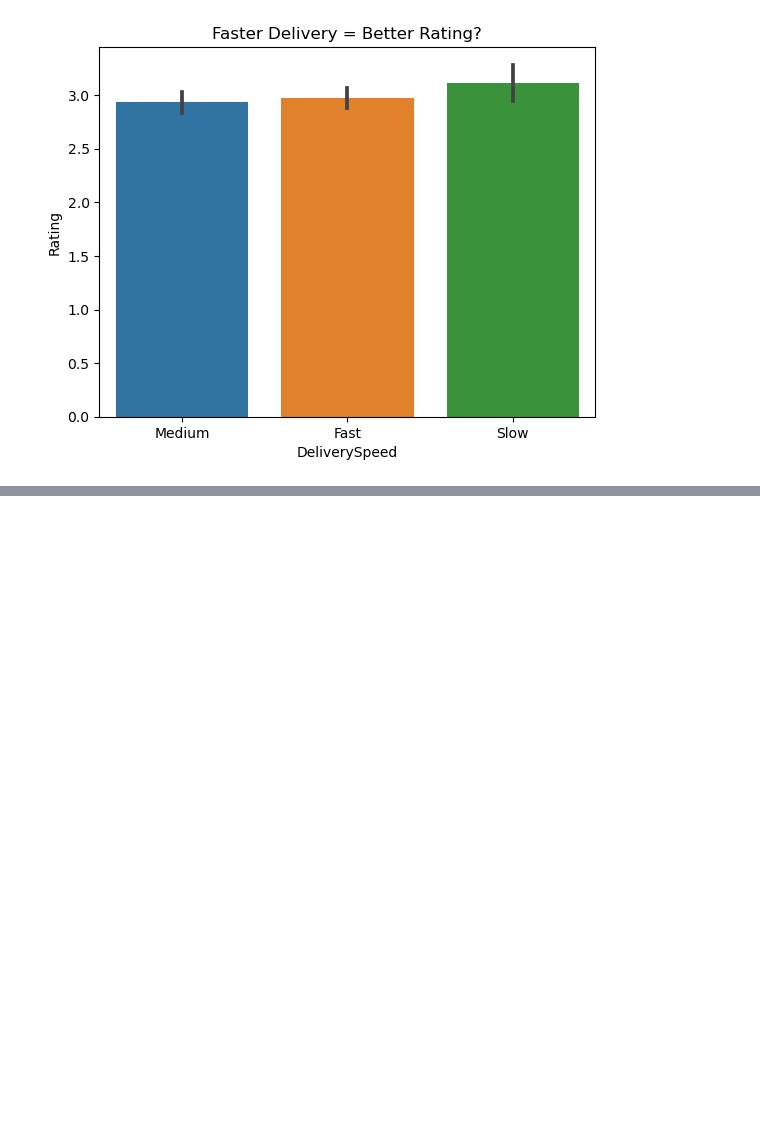
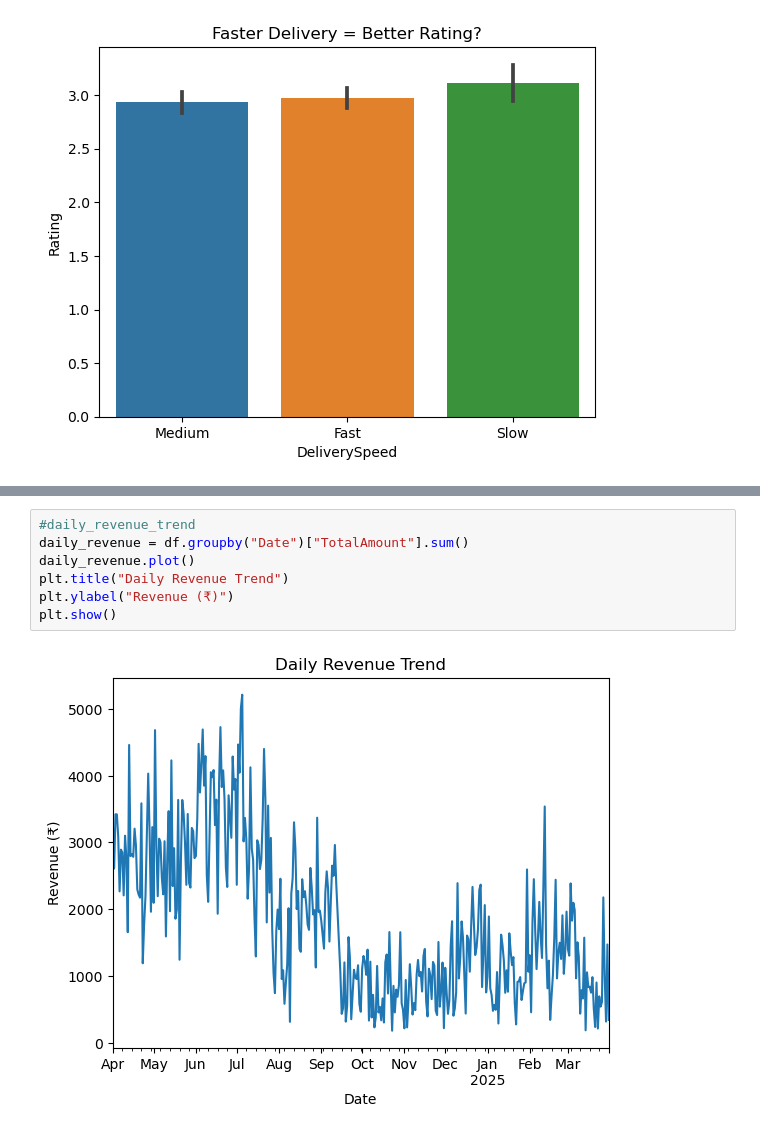
Before and after one commit to palak-verma-0309/Zepto_blinkit-data-analysis, a Jupyter notebook: analysis.ipynb, the cells around one changed output, grey strips where cells are left out. Drawn from its saved outputs; the diff is of its cells as text; blank space fills up the shorter version.

```diff
--- a/analysis.ipynb
+++ b/analysis.ipynb
@@ -287,0 +317,9 @@ Name: Rating, dtype: float64
+# %%
+#daily_revenue_trend
+daily_revenue = df.groupby("Date")["TotalAmount"].sum()
+daily_revenue.plot()
+plt.title("Daily Revenue Trend")
+plt.ylabel("Revenue (₹)")
+plt.show()
+# %% [output]
+[figure, added]
```
Also changed, not shown: parts of 5 cells of this notebook.
